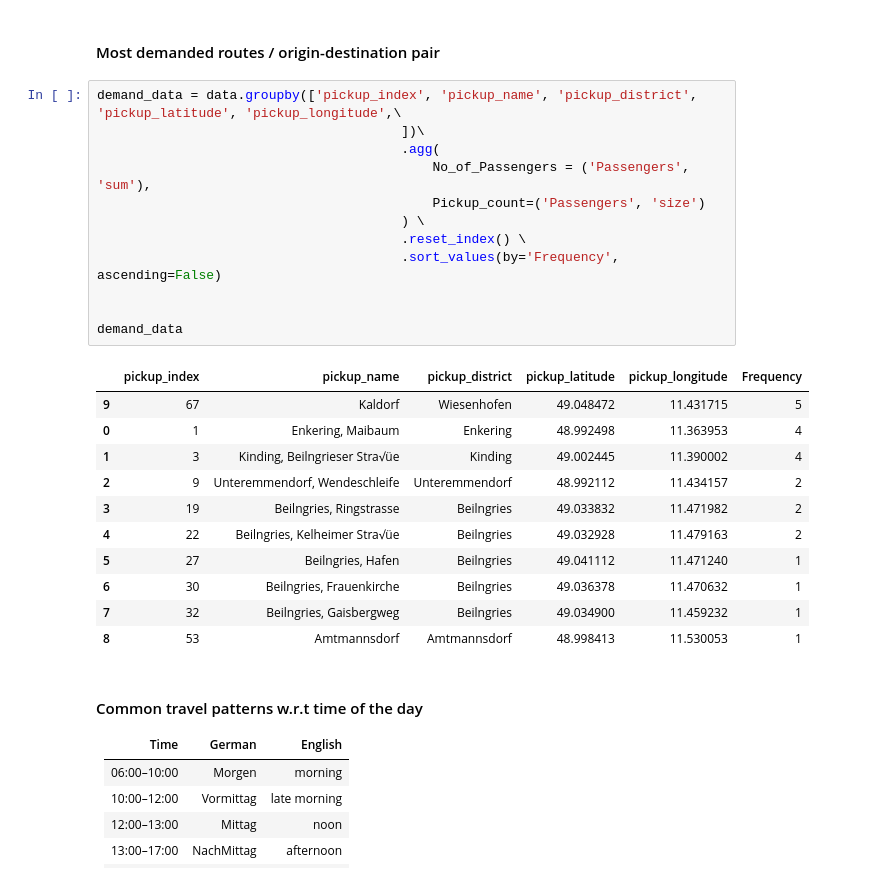
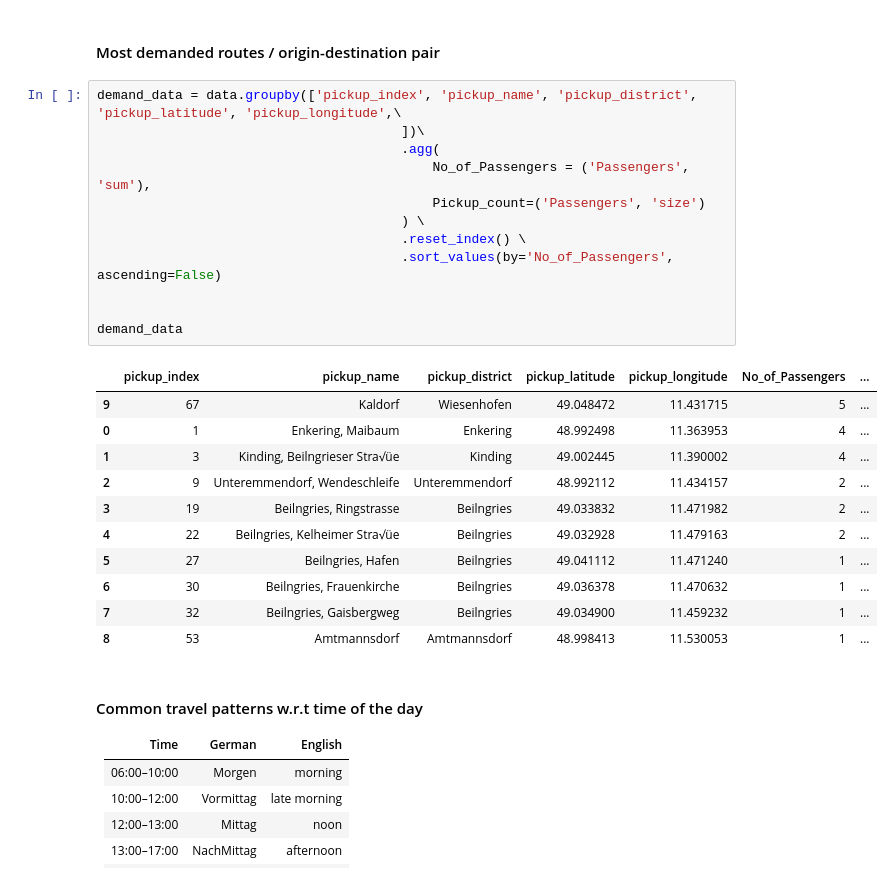
Before and after one commit to nairjayesh/vgi_hackathon_2024, a Jupyter notebook: data_preprocessing.ipynb, the cells around one changed output. Saved outputs shown, nothing was run; the diff lists cells and outputs as text.

```diff
--- a/data_preprocessing.ipynb
+++ b/data_preprocessing.ipynb
@@ -72,27 +73,27 @@ memory usage: 2.9+ KB
 # %%
 demand_data = data.groupby(['pickup_index', 'pickup_name', 'pickup_district', 'pickup_latitude', 'pickup_longitude',\
                                        ])\
                                        .agg(
                                            No_of_Passengers = ('Passengers', 'sum'),
                                            Pickup_count=('Passengers', 'size')
                                        ) \
                                        .reset_index() \
-                                       .sort_values(by='Frequency', ascending=False)
+                                       .sort_values(by='No_of_Passengers', ascending=False)
 
 
 demand_data
 # %% [output]
-|  | pickup_index | pickup_name | pickup_district | pickup_latitude | pickup_longitude | Frequency |
-| 9 | 67 | Kaldorf | Wiesenhofen | 49.048472 | 11.431715 | 5 |
-| 0 | 1 | Enkering, Maibaum | Enkering | 48.992498 | 11.363953 | 4 |
-| 1 | 3 | Kinding, Beilngrieser Stra√üe | Kinding | 49.002445 | 11.390002 | 4 |
-| 2 | 9 | Unteremmendorf, Wendeschleife | Unteremmendorf | 48.992112 | 11.434157 | 2 |
-| 3 | 19 | Beilngries, Ringstrasse | Beilngries | 49.033832 | 11.471982 | 2 |
-| 4 | 22 | Beilngries, Kelheimer Stra√üe | Beilngries | 49.032928 | 11.479163 | 2 |
-| 5 | 27 | Beilngries, Hafen | Beilngries | 49.041112 | 11.471240 | 1 |
-| 6 | 30 | Beilngries, Frauenkirche | Beilngries | 49.036378 | 11.470632 | 1 |
-| 7 | 32 | Beilngries, Gaisbergweg | Beilngries | 49.034900 | 11.459232 | 1 |
-| 8 | 53 | Amtmannsdorf | Amtmannsdorf | 48.998413 | 11.530053 | 1 |
+|  | pickup_index | pickup_name | pickup_district | pickup_latitude | pickup_longitude | No_of_Passengers | ... |
+| 9 | 67 | Kaldorf | Wiesenhofen | 49.048472 | 11.431715 | 5 | ... |
+| 0 | 1 | Enkering, Maibaum | Enkering | 48.992498 | 11.363953 | 4 | ... |
+| 1 | 3 | Kinding, Beilngrieser Stra√üe | Kinding | 49.002445 | 11.390002 | 4 | ... |
+| 2 | 9 | Unteremmendorf, Wendeschleife | Unteremmendorf | 48.992112 | 11.434157 | 2 | ... |
+| 3 | 19 | Beilngries, Ringstrasse | Beilngries | 49.033832 | 11.471982 | 2 | ... |
+| 4 | 22 | Beilngries, Kelheimer Stra√üe | Beilngries | 49.032928 | 11.479163 | 2 | ... |
+| 5 | 27 | Beilngries, Hafen | Beilngries | 49.041112 | 11.471240 | 1 | ... |
+| 6 | 30 | Beilngries, Frauenkirche | Beilngries | 49.036378 | 11.470632 | 1 | ... |
+| 7 | 32 | Beilngries, Gaisbergweg | Beilngries | 49.034900 | 11.459232 | 1 | ... |
+| 8 | 53 | Amtmannsdorf | Amtmannsdorf | 48.998413 | 11.530053 | 1 | ... |
 # %% [markdown]
 #### Common travel patterns w.r.t time of the day
 
```
Also changed, not shown: parts of 2 cells of this notebook, 1 other file.
